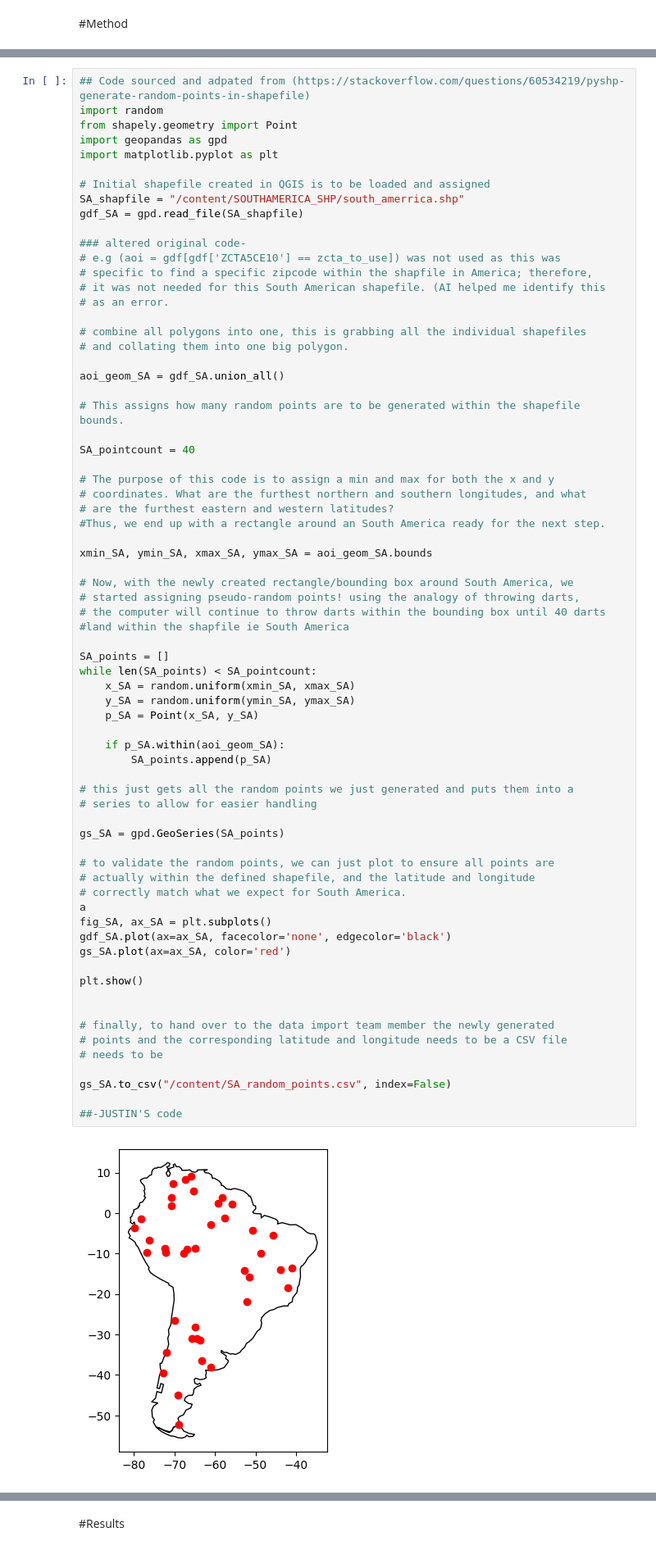
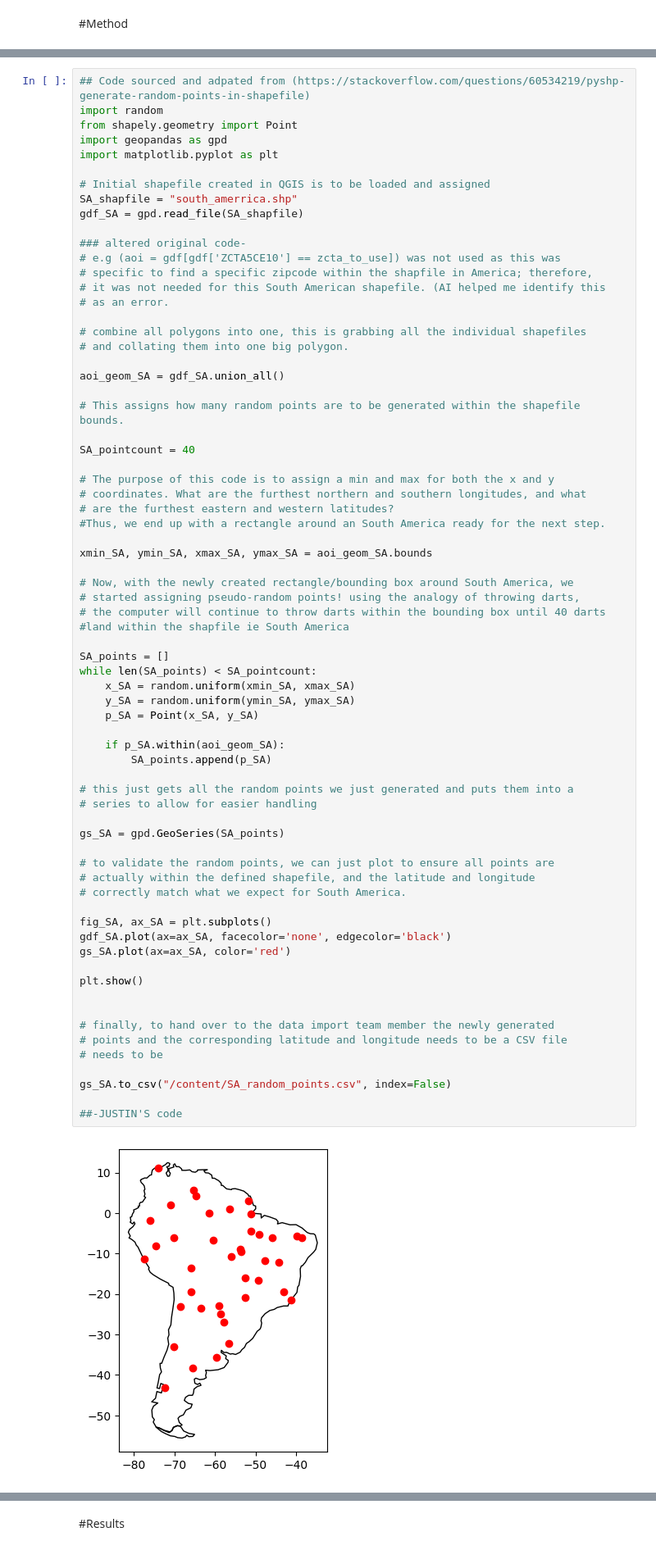
Before and after one commit to Clover130/Seismic-Babes-Group-Project-1, a Jupyter notebook: EMSC2010_Group_Project_1_Seismic_Babes.ipynb, the cells around one changed output, grey strips where cells are left out. Shown at 82% size. Saved outputs shown, nothing was run; the diff lists cells and outputs as text.

```diff
--- a/EMSC2010_Group_Project_1_Seismic_Babes.ipynb
+++ b/EMSC2010_Group_Project_1_Seismic_Babes.ipynb
@@ -150,7 +155,7 @@ import geopandas as gpd
 import matplotlib.pyplot as plt
 
 # Initial shapefile created in QGIS is to be loaded and assigned
-SA_shapfile = "/content/SOUTHAMERICA_SHP/south_amerrica.shp"
+SA_shapfile = "south_amerrica.shp"
 gdf_SA = gpd.read_file(SA_shapfile)
 
 ### altered original code-
@@ -185,33 +190,33 @@ while len(SA_points) < SA_pointcount:
     x_SA = random.uniform(xmin_SA, xmax_SA)
     y_SA = random.uniform(ymin_SA, ymax_SA)
     p_SA = Point(x_SA, y_SA)
 
     if p_SA.within(aoi_geom_SA):
         SA_points.append(p_SA)
 
 # this just gets all the random points we just generated and puts them into a
 # series to allow for easier handling
 
 gs_SA = gpd.GeoSeries(SA_points)
 
 # to validate the random points, we can just plot to ensure all points are
 # actually within the defined shapefile, and the latitude and longitude
 # correctly match what we expect for South America.
-a
+
 fig_SA, ax_SA = plt.subplots()
 gdf_SA.plot(ax=ax_SA, facecolor='none', edgecolor='black')
 gs_SA.plot(ax=ax_SA, color='red')
 
 plt.show()
 
 
 # finally, to hand over to the data import team member the newly generated
 # points and the corresponding latitude and longitude needs to be a CSV file
 # needs to be
 
 gs_SA.to_csv("/content/SA_random_points.csv", index=False)
 
 ##-JUSTIN'S code
 # %% [output]
-[figure, old version]
+[figure, new version]
 # %% [markdown]
```
Also changed, not shown: parts of 36 cells of this notebook.
